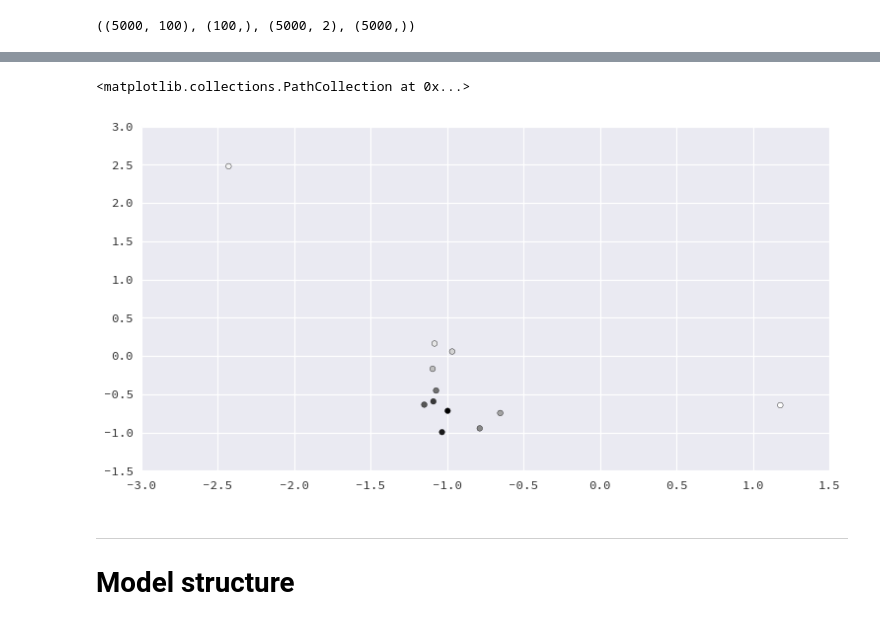
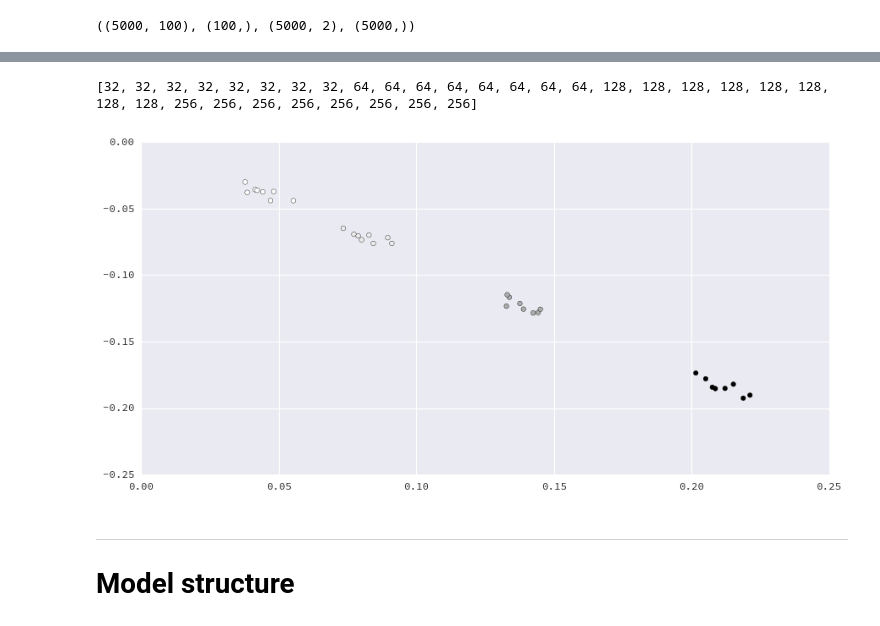
Before and after one commit to bmcfee/playlist_recommender, a Jupyter notebook: notes/Playlist recommender.ipynb, the cells around one changed output, grey strips where cells are left out. Cells and saved outputs as stored; diff of their text form; code cells hidden in the pictures.

```diff
--- a/notes/Playlist recommender.ipynb
+++ b/notes/Playlist recommender.ipynb
@@ -585,7 +599,7 @@ plt.tight_layout()
 ---
 # Parallel item factor optimization
 # %%
-n_samp = n / 20
+n_samp = n / 200
 idx = np.unique((n * np.random.sample(n_samp)).astype(int))
 idx.sort()
 
@@ -776,10 +791,21 @@ reload(PHyG)
+# %%
+iters = []
+for uk in 2**np.arange(5, 9):
+    iters.extend([uk] * 8)
+# %%
+print iters
+# %% [output]
+[32, 32, 32, 32, 32, 32, 32, 32, 64, 64, 64, 64, 64, 64, 64, 64, 128, 128, 128, 128, 128, 128, 128, 128, 256, 256, 256, 256, 256, 256, 256, 256]
 # %%
-solutions = np.vstack([PHyG.user_optimize(uk, H, w0, 1e-3, v, b, bigrams[23]) for uk in [1, 2,4,8,16,32,64,128, 256, 512, 1024, 2048]])
+solutions = np.vstack([PHyG.user_optimize(uk, H, w0, 1e4, v, b,
+                                          bigrams[0])
+                       for uk in iters])
 # %%
-plt.scatter(solutions[:,0], solutions[:, 1], c=np.linspace(0, 1.0, len(solutions)))
+plt.scatter(solutions[:,0], solutions[:, 1],
+            c=np.asarray(iters, dtype=float)/ np.max(iters))
+plt.tight_layout()
 # %% [output]
-<matplotlib.collections.PathCollection at 0x...>
-[figure, old version]
+[figure, new version]
 # %% [markdown]
 ---
 # Model structure
```
Also changed, not shown: parts of 31 cells of this notebook, 1 other file.
